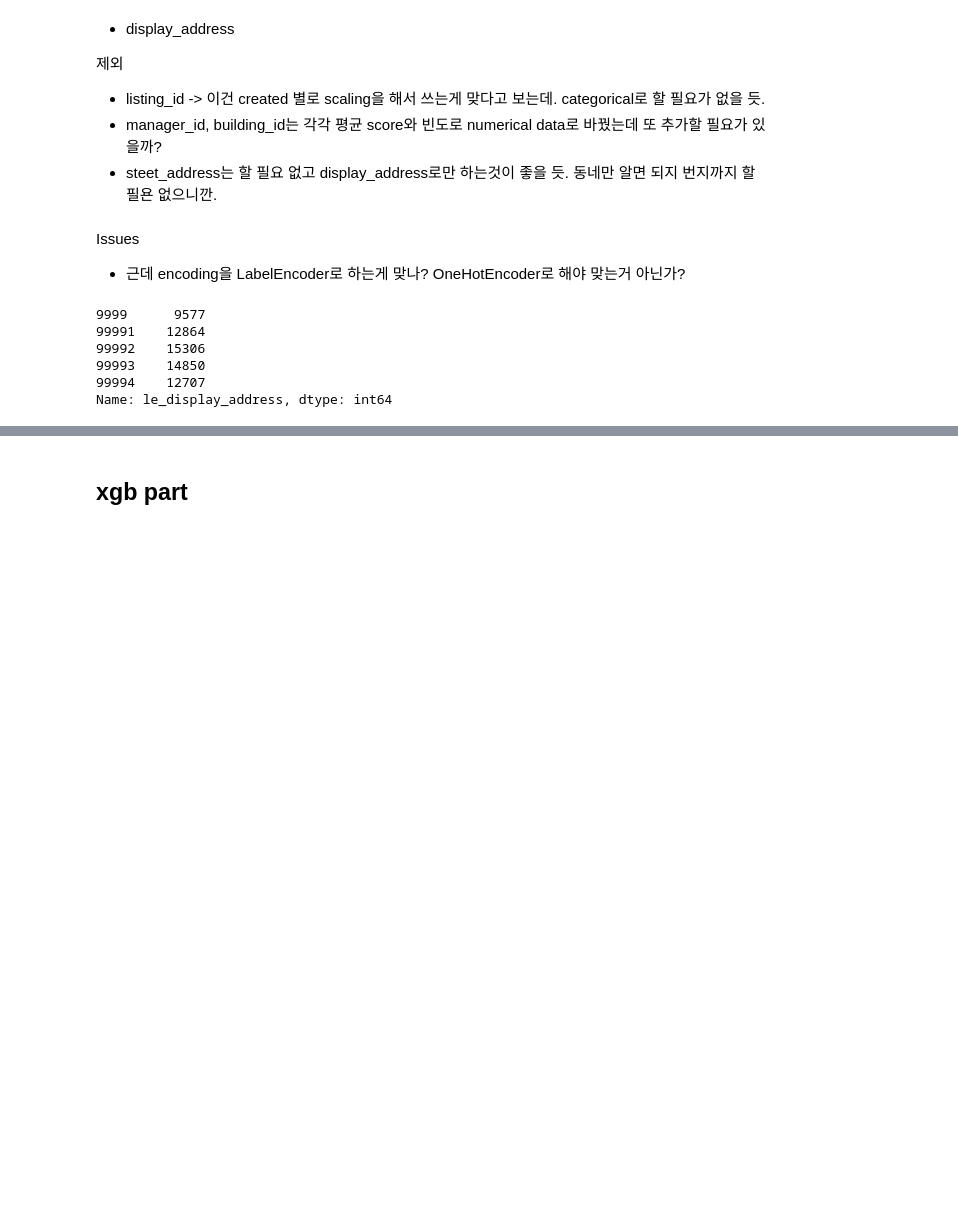
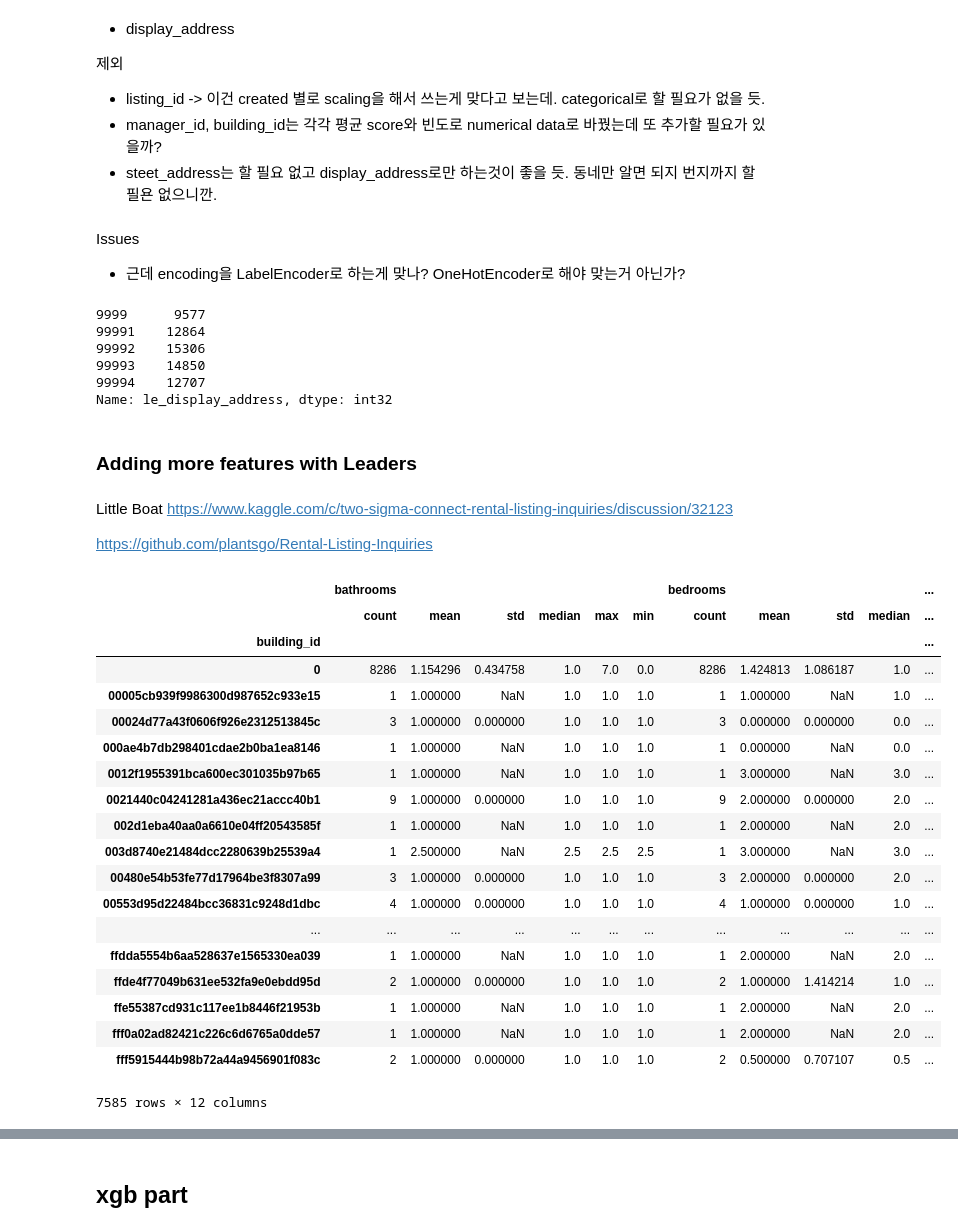
Before and after one commit to kyuni22/kagglebreak, a Jupyter notebook: rental_listing_inquiries/1705features_and_xgb.ipynb, the cells around one changed output, grey strips where cells are left out. Drawn from its saved outputs; the diff is of its cells as text; code cells hidden in the pictures; blank space fills up the shorter version.

```diff
--- a/rental_listing_inquiries/1705features_and_xgb.ipynb
+++ b/rental_listing_inquiries/1705features_and_xgb.ipynb
@@ -97,6 +97,7 @@ train.loc[train.loc[:, 'interest_level'] == 'high', 'interest_level_in_num'] = 2
 
 # making derivated features for train data
 train.loc[:, 'price_per_bedrooms'] = train.loc[:, 'price'] / train.loc[:, 'bedrooms']
+train.loc[:, 'price_per_bathrooms'] = train.loc[:, 'price'] / train.loc[:, 'bathrooms']
 # https://www.kaggle.com/arnaldcat/two-sigma-connect-rental-listing-inquiries/a-proxy-for-sqft-and-the-interest-on-1-2-baths
 train.loc[:, 'priceXroom'] = (train.loc[:, 'price'] / (1. + train.loc[:, 'bedrooms'].clip(1, 4) + \
                                                        0.5*train.loc[:, 'bathrooms'].clip(0, 2)))
@@ -138,9 +139,11 @@ test.loc[:, 'manager_frequency'] = test.loc[:, 'manager_id'].apply(lambda x: tmp
 train.loc[:, 'created'] = pd.to_datetime(train.loc[:, 'created'])
 train.loc[:, 'dayofweek'] = train.loc[:, 'created'].dt.dayofweek
 train.loc[:, 'weekofyear'] = train.loc[:, 'created'].dt.weekofyear
+train.loc[:, 'hour'] = train.loc[:, 'created'].dt.hour
 # %%
 # making derivated features for test data
 test.loc[:, 'price_per_bedrooms'] = test.loc[:, 'price'] / test.loc[:, 'bedrooms']
+test.loc[:, 'price_per_bathrooms'] = test.loc[:, 'price'] / test.loc[:, 'bathrooms']
 # https://www.kaggle.com/arnaldcat/two-sigma-connect-rental-listing-inquiries/a-proxy-for-sqft-and-the-interest-on-1-2-baths
 test.loc[:, 'priceXroom'] = (test.loc[:, 'price'] / (1. + test.loc[:, 'bedrooms'].clip(1, 4) + \
                                                        0.5*test.loc[:, 'bathrooms'].clip(0, 2)))
@@ -156,6 +159,7 @@ test.loc[:, 'num_description_words'] = test.loc[:, 'description'].apply(lambda x
 test.loc[:, 'created'] = pd.to_datetime(test.loc[:, 'created'])
 test.loc[:, 'dayofweek'] = test.loc[:, 'created'].dt.dayofweek
 test.loc[:, 'weekofyear'] = test.loc[:, 'created'].dt.weekofyear
+test.loc[:, 'hour'] = test.loc[:, 'created'].dt.hour
 # %% [markdown]
 ### Categorical Features
 # %% [markdown]
@@ -183,4 +187,10 @@ train.loc[:, 'le_display_address'].tail()
 99992    15306
 99993    14850
 99994    12707
-Name: le_display_address, dtype: int64
+Name: le_display_address, dtype: int32
+# %% [markdown]
+### Adding more features with Leaders
+# %% [markdown]
+Little Boat https://www.kaggle.com/c/two-sigma-connect-rental-listing-inquiries/discussion/32123
+
+https://github.com/plantsgo/Rental-Listing-Inquiries
@@ -187 +244,24 @@ Name: le_display_address, dtype: int64
+# %%
+train.groupby('building_id')['bathrooms', 'bedrooms'].aggr`egate(['count', 'mean', 'std', 'median', 'max', 'min'])
+# %% [output]
+|  | bathrooms |  |  |  |  |  | bedrooms |  |  |  | ... |
+|  | count | mean | std | median | max | min | count | mean | std | median | ... |
+| building_id |  |  |  |  |  |  |  |  |  |  | ... |
+| 0 | 8286 | 1.154296 | 0.434758 | 1.0 | 7.0 | 0.0 | 8286 | 1.424813 | 1.086187 | 1.0 | ... |
+| 00005cb939f9986300d987652c933e15 | 1 | 1.000000 | NaN | 1.0 | 1.0 | 1.0 | 1 | 1.000000 | NaN | 1.0 | ... |
+| 00024d77a43f0606f926e2312513845c | 3 | 1.000000 | 0.000000 | 1.0 | 1.0 | 1.0 | 3 | 0.000000 | 0.000000 | 0.0 | ... |
+| 000ae4b7db298401cdae2b0ba1ea8146 | 1 | 1.000000 | NaN | 1.0 | 1.0 | 1.0 | 1 | 0.000000 | NaN | 0.0 | ... |
+| 0012f1955391bca600ec301035b97b65 | 1 | 1.000000 | NaN | 1.0 | 1.0 | 1.0 | 1 | 3.000000 | NaN | 3.0 | ... |
+| 0021440c04241281a436ec21accc40b1 | 9 | 1.000000 | 0.000000 | 1.0 | 1.0 | 1.0 | 9 | 2.000000 | 0.000000 | 2.0 | ... |
+| 002d1eba40aa0a6610e04ff20543585f | 1 | 1.000000 | NaN | 1.0 | 1.0 | 1.0 | 1 | 2.000000 | NaN | 2.0 | ... |
+| 003d8740e21484dcc2280639b25539a4 | 1 | 2.500000 | NaN | 2.5 | 2.5 | 2.5 | 1 | 3.000000 | NaN | 3.0 | ... |
+| 00480e54b53fe77d17964be3f8307a99 | 3 | 1.000000 | 0.000000 | 1.0 | 1.0 | 1.0 | 3 | 2.000000 | 0.000000 | 2.0 | ... |
+| 00553d95d22484bcc36831c9248d1dbc | 4 | 1.000000 | 0.000000 | 1.0 | 1.0 | 1.0 | 4 | 1.000000 | 0.000000 | 1.0 | ... |
+| ... | ... | ... | ... | ... | ... | ... | ... | ... | ... | ... | ... |
+| ffdda5554b6aa528637e1565330ea039 | 1 | 1.000000 | NaN | 1.0 | 1.0 | 1.0 | 1 | 2.000000 | NaN | 2.0 | ... |
+| ffde4f77049b631ee532fa9e0ebdd95d | 2 | 1.000000 | 0.000000 | 1.0 | 1.0 | 1.0 | 2 | 1.000000 | 1.414214 | 1.0 | ... |
+| ffe55387cd931c117ee1b8446f21953b | 1 | 1.000000 | NaN | 1.0 | 1.0 | 1.0 | 1 | 2.000000 | NaN | 2.0 | ... |
+| fff0a02ad82421c226c6d6765a0dde57 | 1 | 1.000000 | NaN | 1.0 | 1.0 | 1.0 | 1 | 2.000000 | NaN | 2.0 | ... |
+| fff5915444b98b72a44a9456901f083c | 2 | 1.000000 | 0.000000 | 1.0 | 1.0 | 1.0 | 2 | 0.500000 | 0.707107 | 0.5 | ... |
+7585 rows × 12 columns
 # %%
```
Also changed, not shown: parts of 4 cells of this notebook, 1 other file.
